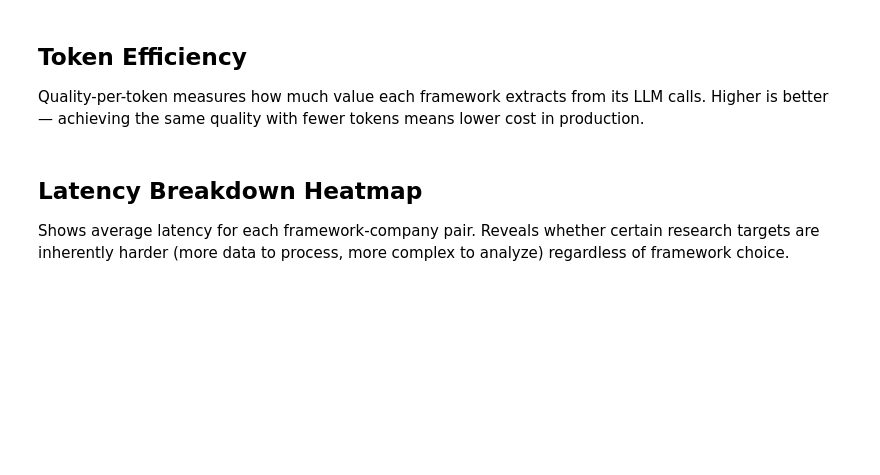
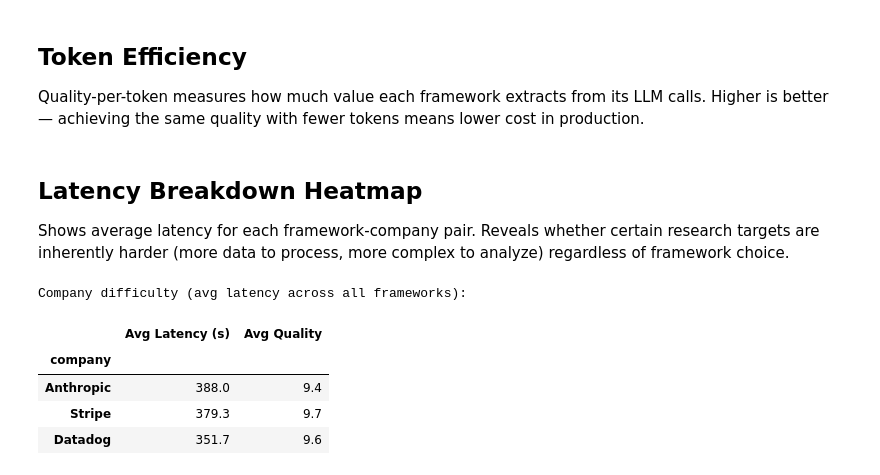
Before and after one commit to hyogrin/agent-framework-benchmark, a Jupyter notebook: notebooks/analysis.ipynb, the cells around one changed output. Drawn from its saved outputs; the diff is of its cells as text; code cells hidden in the pictures; blank space fills up the shorter version.

```diff
--- a/notebooks/analysis.ipynb
+++ b/notebooks/analysis.ipynb
@@ -215,23 +255,24 @@ if df is not None:
 # %%
 if df is not None:
     # Scatter plot: quality vs latency (each dot = one run)
+    # Use fixed marker size since token counts vary too much across frameworks
     fig = px.scatter(
         df,
         x="latency_seconds",
         y="overall",
         color="framework",
         symbol="company",
-        size="total_tokens",
-        size_max=20,
-        title="Quality vs Latency Trade-off (size = token count)",
+        title="Quality vs Latency Trade-off",
         labels={
             "latency_seconds": "Latency (seconds)",
             "overall": "Overall Quality Score",
         },
-        hover_data=["company", "iteration"],
+        hover_data=["company", "iteration", "total_tokens"],
     )
-    fig.update_layout(yaxis_range=[0, 10])
+    fig.update_traces(marker=dict(size=10))
+    fig.update_layout(yaxis_range=[8, 10.2])
     fig.show()
+    fig.write_image(FIGURES_DIR / "07_quality_vs_latency.png", width=1200, height=600, scale=2)
 # %% [markdown]
 ## Radar Chart — Framework Quality Profiles
 # %%
@@ -253,11 +294,12 @@ if df is not None:
         ))
 
     fig.update_layout(
-        polar=dict(radialaxis=dict(visible=True, range=[0, 10])),
+        polar=dict(radialaxis=dict(visible=True, range=[8.5, 10.2])),
         title="Quality Dimension Profiles by Framework",
         showlegend=True,
     )
     fig.show()
+    fig.write_image(FIGURES_DIR / "08_radar_quality_profiles.png", width=1200, height=700, scale=2)
 # %% [markdown]
 ## Report Length Analysis
 # %%
@@ -276,6 +318,7 @@ if df is not None:
         points="all",
     )
     fig.show()
+    fig.write_image(FIGURES_DIR / "09_report_length.png", width=1200, height=600, scale=2)
 
     # Report length vs quality correlation
     fig2 = px.scatter(
@@ -288,8 +331,9 @@ if df is not None:
         hover_data=["company", "iteration"],
         trendline="ols",
     )
-    fig2.update_layout(yaxis_range=[0, 10])
+    fig2.update_layout(yaxis_range=[8, 10.2])
     fig2.show()
+    fig2.write_image(FIGURES_DIR / "10_report_length_vs_quality.png", width=1200, height=600, scale=2)
 
     print(f"\nReport length statistics:")
     display(df.groupby("framework")[["report_words", "report_chars"]].describe().round(0))
@@ -378,15 +440,17 @@ if df is not None:
         print("Token Efficiency (higher = better value per token):")
         display(efficiency)
 
+        # Use mean per framework instead of individual run bars
         fig = px.bar(
-            df_with_tokens,
+            efficiency.reset_index(),
             x="framework",
-            y="quality_per_1k_tokens",
+            y="Quality / 1K Tokens",
             color="framework",
             title="Token Efficiency: Quality Score per 1K Tokens (higher = better)",
-            labels={"quality_per_1k_tokens": "Quality / 1K Tokens", "framework": "Framework"},
+            labels={"Quality / 1K Tokens": "Quality / 1K Tokens", "framework": "Framework"},
         )
         fig.show()
+        fig.write_image(FIGURES_DIR / "11_token_efficiency.png", width=1200, height=600, scale=2)
     else:
         print("No frameworks with token tracking data available.")
         print("Token efficiency analysis requires total_tokens > 0.")
@@ -420,30 +484,39 @@ if df is not None:
     fig = px.imshow(
         latency_pivot,
         text_auto=True,
         color_continuous_scale="YlOrRd",
         title="Average Latency (seconds) — Framework x Company",
         labels=dict(x="Company", y="Framework", color="Latency (s)"),
         aspect="auto",
     )
     fig.show()
+    fig.write_image(FIGURES_DIR / "12_latency_heatmap.png", width=1200, height=600, scale=2)
 
     # Quality heatmap
     fig2 = px.imshow(
         quality_pivot,
         text_auto=True,
         color_continuous_scale="RdYlGn",
         title="Average Quality Score — Framework x Company",
         labels=dict(x="Company", y="Framework", color="Quality"),
         aspect="auto",
         zmin=7, zmax=10,
     )
     fig2.show()
+    fig2.write_image(FIGURES_DIR / "13_quality_heatmap.png", width=1200, height=600, scale=2)
 
     # Which company is hardest/easiest across all frameworks?
     print("Company difficulty (avg latency across all frameworks):")
     company_difficulty = df.groupby("company").agg({
         "latency_seconds": "mean",
         "overall": "mean",
     }).round(1)
     company_difficulty.columns = ["Avg Latency (s)", "Avg Quality"]
     display(company_difficulty.sort_values("Avg Latency (s)", ascending=False))
+# %% [output]
+Company difficulty (avg latency across all frameworks):
+|  | Avg Latency (s) | Avg Quality |
+| company |  |  |
+| Anthropic | 388.0 | 9.4 |
+| Stripe | 379.3 | 9.7 |
+| Datadog | 351.7 | 9.6 |
```
Also changed, not shown: parts of 11 cells of this notebook, 19 other files.
